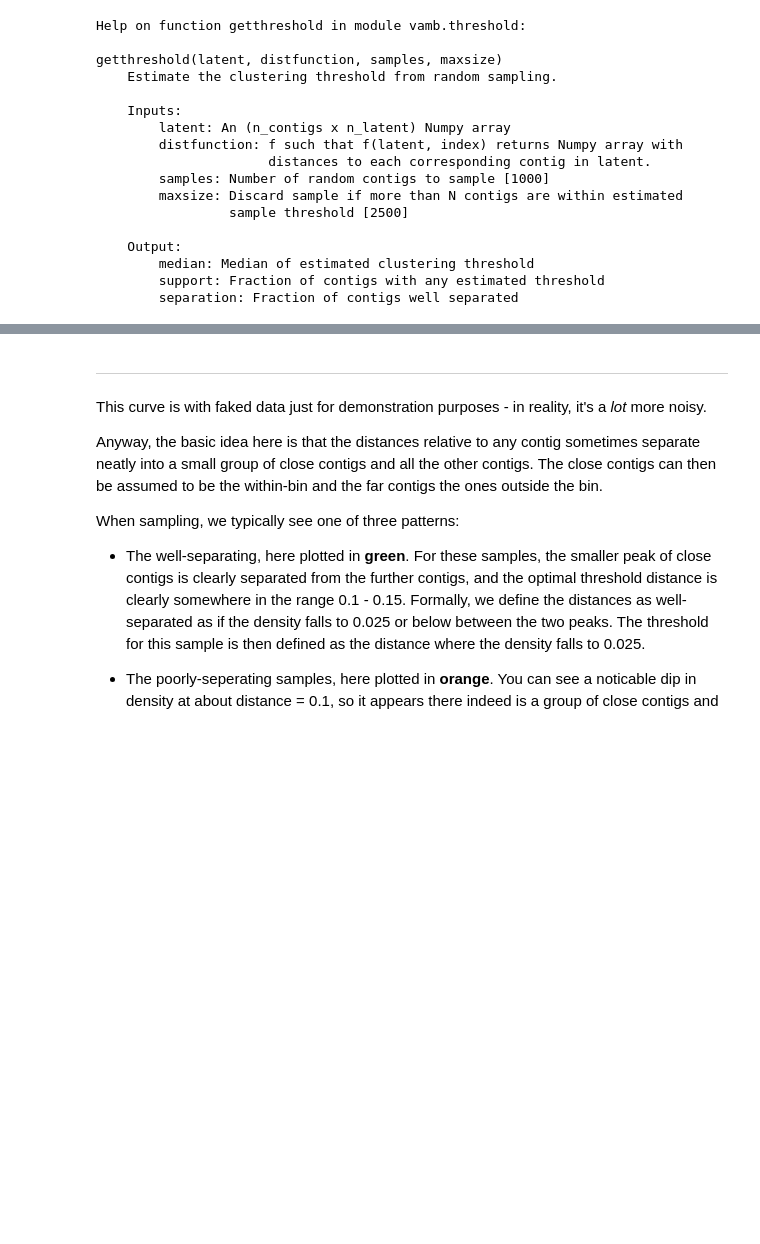
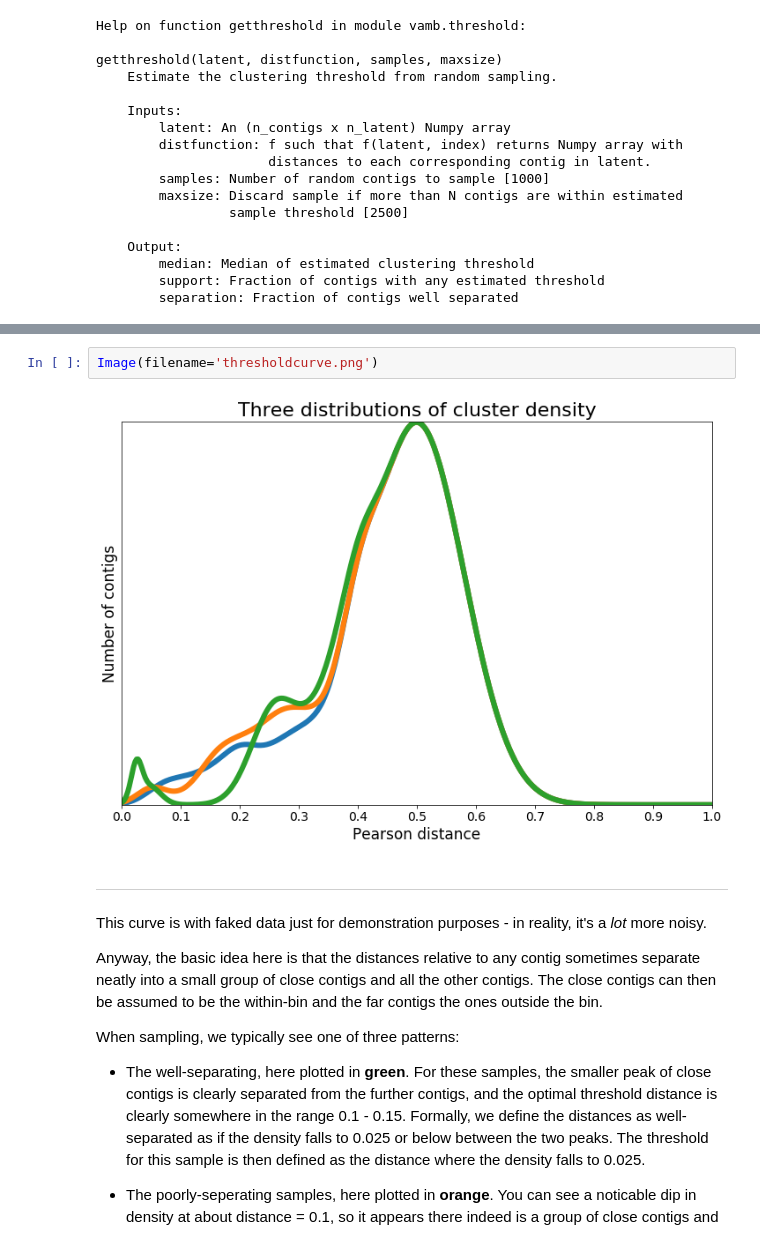
Before and after one commit to RasmussenLab/vamb, a Jupyter notebook: doc/tutorial.ipynb, the cells around one changed output, grey strips where cells are left out. Saved outputs shown, nothing was run; the diff lists cells and outputs as text; blank space fills up the shorter version.

```diff
--- a/doc/tutorial.ipynb
+++ b/doc/tutorial.ipynb
@@ -552,3 +553,7 @@ How does this work? If you pick a random contig and calculate the distance to al
+# %%
+Image(filename='thresholdcurve.png')
+# %% [output]
+[figure, added]
 # %% [markdown]
 ---
 This curve is with faked data just for demonstration purposes - in reality, it's a *lot* more noisy.
```
Also changed, not shown: parts of 6 cells of this notebook, 7 other files.
